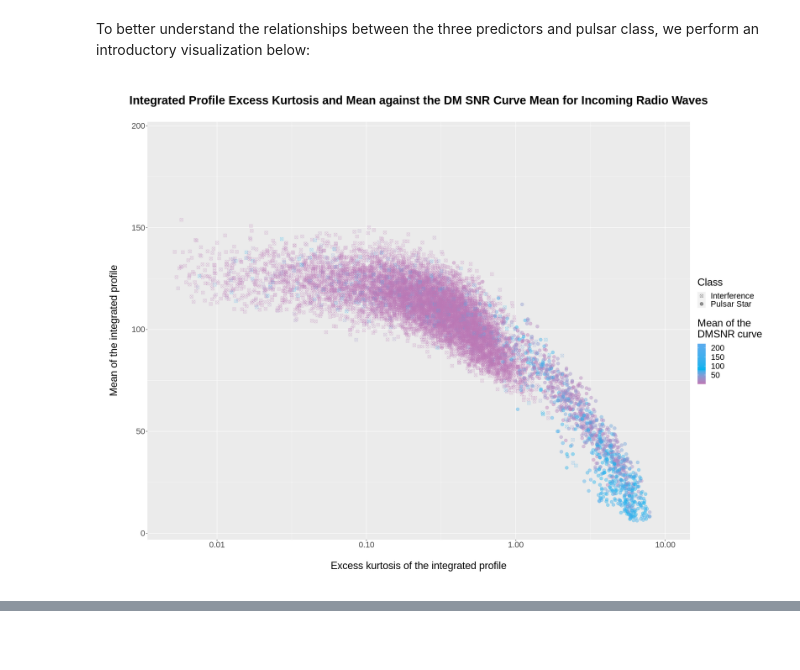
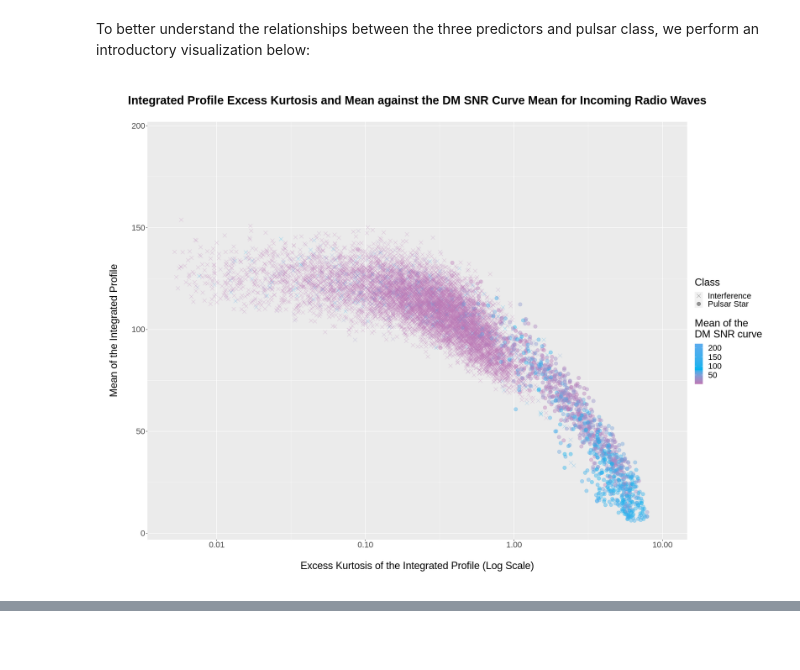
Before and after one commit to Remembria/Group-Analysis-of-Pulsar-Signalling, a Jupyter notebook: Group_Project_Report.ipynb, the cells around one changed output, grey strips where cells are left out. Saved outputs shown, nothing was run; the diff lists cells and outputs as text; code cells hidden in the pictures.

```diff
--- a/Group_Project_Report.ipynb
+++ b/Group_Project_Report.ipynb
@@ -268,30 +257,32 @@ A tibble: 13424 × 4
 # %% [markdown]
 To better understand the relationships between the three predictors and pulsar class, we perform an introductory visualization below:
 # %%
+point1 = c(4, 150)
+
 options(repr.plot.width = 20, repr.plot.height = 15)
 pulsar_plot <- pulsar_training %>%
     ggplot(aes(x = Excess.kurtosis.of.the.integrated.profile,
                y = Mean.of.the.integrated.profile,
                colour = Mean.of.the.DM.SNR.curve,
                shape = Class)) +
         geom_point(alpha = 0.4,
-                   size = 3) +
-        scale_shape_manual(values=c(13, 19)) +
-        labs(x = "\nExcess kurtosis of the integrated profile\n",
-             y = "\nMean of the integrated profile\n",
-             color = "Mean of the\nDMSNR curve",
+                   size = 3.4) +
+        scale_shape_manual(values=c(4, 19)) +
+        labs(x = "\nExcess Kurtosis of the Integrated Profile (Log Scale)\n",
+             y = "\nMean of the Integrated Profile\n",
+             color = "Mean of the\nDM SNR curve",
              shape = "Class") +
         ggtitle("\nIntegrated Profile Excess Kurtosis and Mean against the DM SNR Curve Mean for Incoming Radio Waves\n") +
         theme(text = element_text(size = 22),
               plot.title = element_text(size = 25,
                                         face="bold",
                                         hjust = 0.5))+
         scale_x_log10(limits = c(0.005, 10)) +
         scale_color_gradient2(low = "deeppink2",
                               mid = "deepskyblue2",
                               high = "steelblue2",
                               midpoint = 80)
 
 pulsar_plot
 # %% [output]
-[figure, old version]
+[figure, new version]
```
Also changed, not shown: parts of 17 cells of this notebook.
